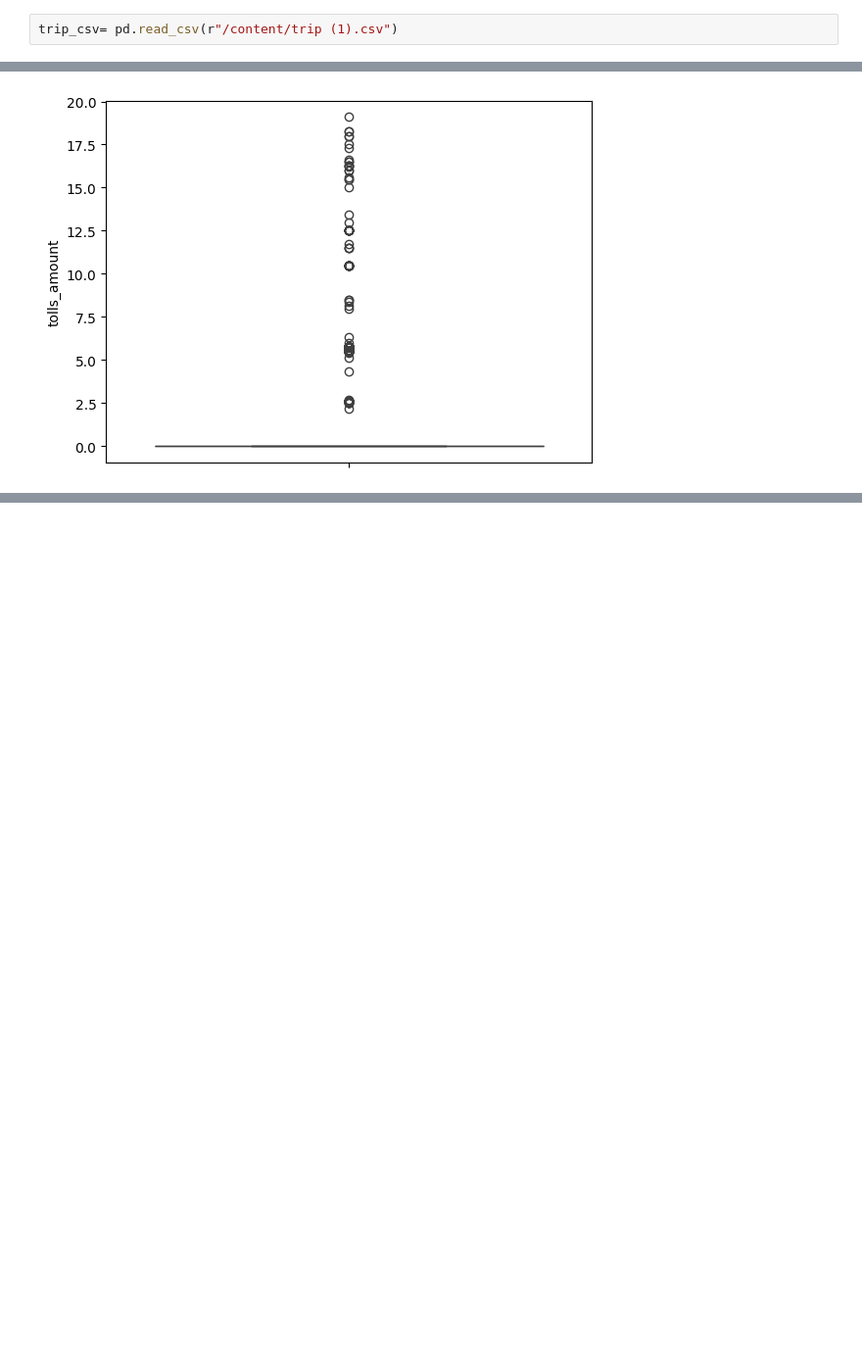
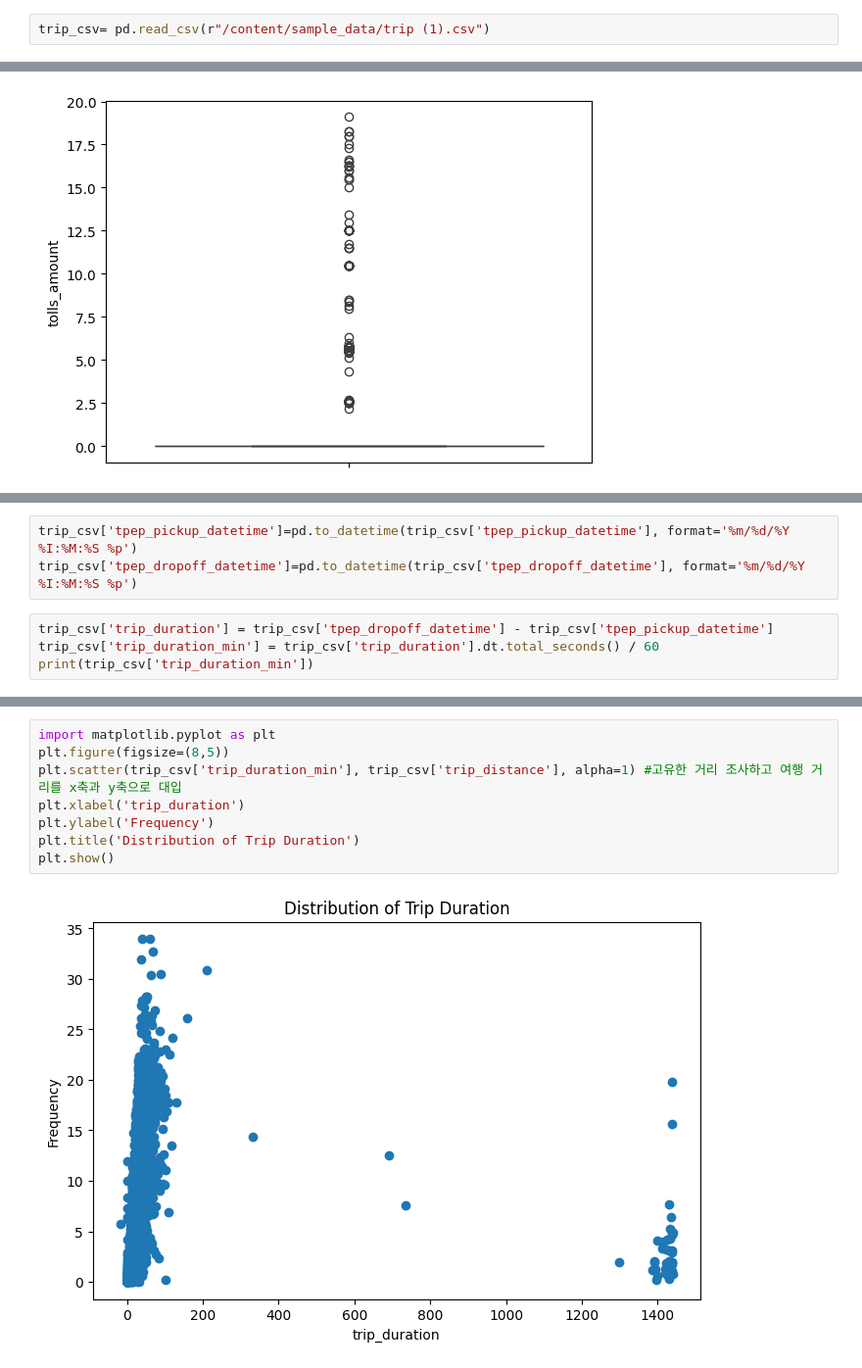
Before and after one commit to komh9575/first-repository, a Jupyter notebook: 택시요금.ipynb, the cells around one changed output, grey strips where cells are left out. Shown: that part at 98% size. Saved outputs shown, nothing was run; the diff lists cells and outputs as text; blank space fills up the shorter version.

```diff
--- a/택시요금.ipynb
+++ b/택시요금.ipynb
@@ -4,7 +4,7 @@
 import pandas as pd
 import numpy as np
 # %%
-trip_csv= pd.read_csv(r"/content/trip (1).csv")
+trip_csv= pd.read_csv(r"/content/sample_data/trip (1).csv")
 # %%
 trip_csv
 # %% [output]
@@ -118,0 +184,7 @@ for col in numeric_cols:
+# %%
+trip_csv['tpep_pickup_datetime']=pd.to_datetime(trip_csv['tpep_pickup_datetime'], format='%m/%d/%Y %I:%M:%S %p')
+trip_csv['tpep_dropoff_datetime']=pd.to_datetime(trip_csv['tpep_dropoff_datetime'], format='%m/%d/%Y %I:%M:%S %p')
+# %%
+trip_csv['trip_duration'] = trip_csv['tpep_dropoff_datetime'] - trip_csv['tpep_pickup_datetime']
+trip_csv['trip_duration_min'] = trip_csv['trip_duration'].dt.total_seconds() / 60
+print(trip_csv['trip_duration_min'])
@@ -118,0 +204,10 @@ for col in numeric_cols:
+# %%
+import matplotlib.pyplot as plt
+plt.figure(figsize=(8,5))
+plt.scatter(trip_csv['trip_duration_min'], trip_csv['trip_distance'], alpha=1) #고유한 거리 조사하고 여행 거리를 x축과 y축으로 대입
+plt.xlabel('trip_duration')
+plt.ylabel('Frequency')
+plt.title('Distribution of Trip Duration')
+plt.show()
+# %% [output]
+[figure, added]
```
Also changed, not shown: parts of 13 cells of this notebook.
